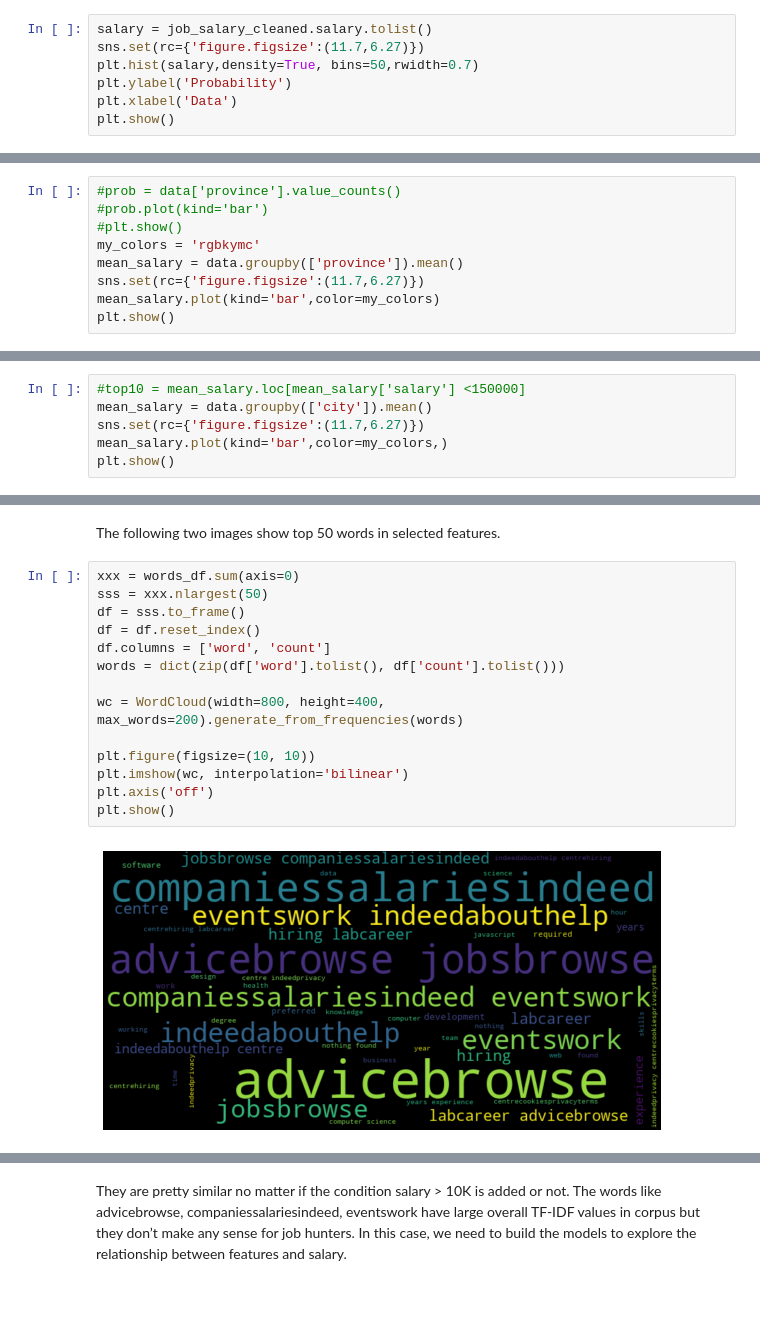
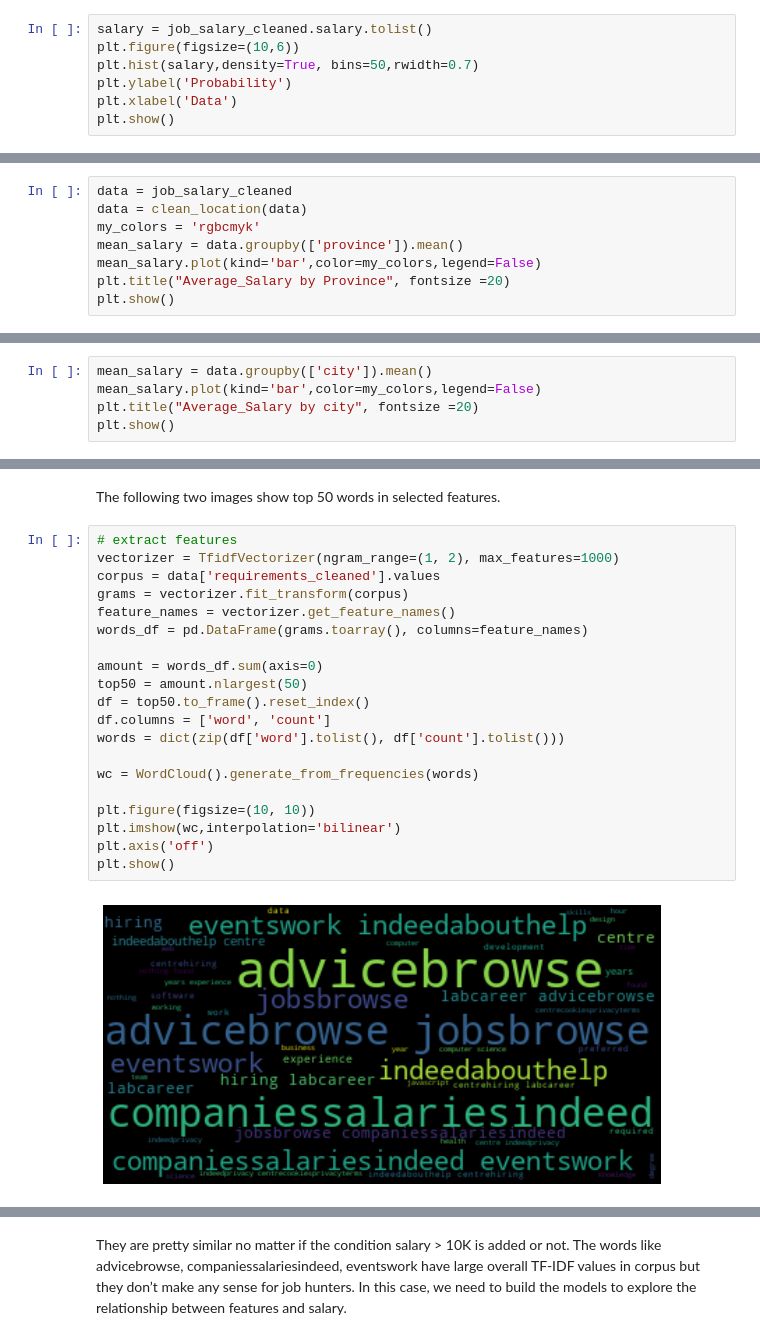
Before and after one commit to Hsieh-Cheng-Han/STA2453_Project1, a Jupyter notebook: report_notebook.ipynb, the cells around one changed output, grey strips where cells are left out. Cells and saved outputs as stored; diff of their text form; blank space fills up the shorter version.

```diff
--- a/report_notebook.ipynb
+++ b/report_notebook.ipynb
@@ -51,6 +63,6 @@ the salary is based on per year. We can see most salary is in 50K to 100K, which
 # %%
 salary = job_salary_cleaned.salary.tolist()
-sns.set(rc={'figure.figsize':(11.7,6.27)})
+plt.figure(figsize=(10,6))
 plt.hist(salary,density=True, bins=50,rwidth=0.7)
 plt.ylabel('Probability')
 plt.xlabel('Data')
@@ -99,10 +111,9 @@ data = clean_location(data)
 # %%
-#prob = data['province'].value_counts()
-#prob.plot(kind='bar')
-#plt.show()
-my_colors = 'rgbkymc'
+data = job_salary_cleaned
+data = clean_location(data)
+my_colors = 'rgbcmyk'
 mean_salary = data.groupby(['province']).mean()
-sns.set(rc={'figure.figsize':(11.7,6.27)})
-mean_salary.plot(kind='bar',color=my_colors)
+mean_salary.plot(kind='bar',color=my_colors,legend=False)
+plt.title("Average_Salary by Province", fontsize =20)
 plt.show()
 # %% [output]
@@ -110,7 +121,6 @@ plt.show()
 # %%
-#top10 = mean_salary.loc[mean_salary['salary'] <150000]
 mean_salary = data.groupby(['city']).mean()
-sns.set(rc={'figure.figsize':(11.7,6.27)})
-mean_salary.plot(kind='bar',color=my_colors,)
+mean_salary.plot(kind='bar',color=my_colors,legend=False)
+plt.title("Average_Salary by city", fontsize =20)
 plt.show()
 # %% [output]
@@ -129,21 +132,27 @@ words_df = pd.DataFrame(grams.toarray(), columns=feature_names)
 # %% [markdown]
 The following two images show top 50 words in selected features.
 # %%
-xxx = words_df.sum(axis=0)
-sss = xxx.nlargest(50)
-df = sss.to_frame()
-df = df.reset_index()
+# extract features
+vectorizer = TfidfVectorizer(ngram_range=(1, 2), max_features=1000)
+corpus = data['requirements_cleaned'].values
+grams = vectorizer.fit_transform(corpus)
+feature_names = vectorizer.get_feature_names()
+words_df = pd.DataFrame(grams.toarray(), columns=feature_names)
+
+amount = words_df.sum(axis=0)
+top50 = amount.nlargest(50)
+df = top50.to_frame().reset_index()
 df.columns = ['word', 'count']
 words = dict(zip(df['word'].tolist(), df['count'].tolist()))
 
-wc = WordCloud(width=800, height=400, max_words=200).generate_from_frequencies(words)
+wc = WordCloud().generate_from_frequencies(words)
 
 plt.figure(figsize=(10, 10))
-plt.imshow(wc, interpolation='bilinear')
+plt.imshow(wc,interpolation='bilinear')
 plt.axis('off')
 plt.show()
 # %% [output]
-[figure, old version]
+[figure, new version]
 # %%
 high_salary = data.loc[data['salary'] >100000]
 # extract features
```
Also changed, not shown: parts of 37 cells of this notebook.
